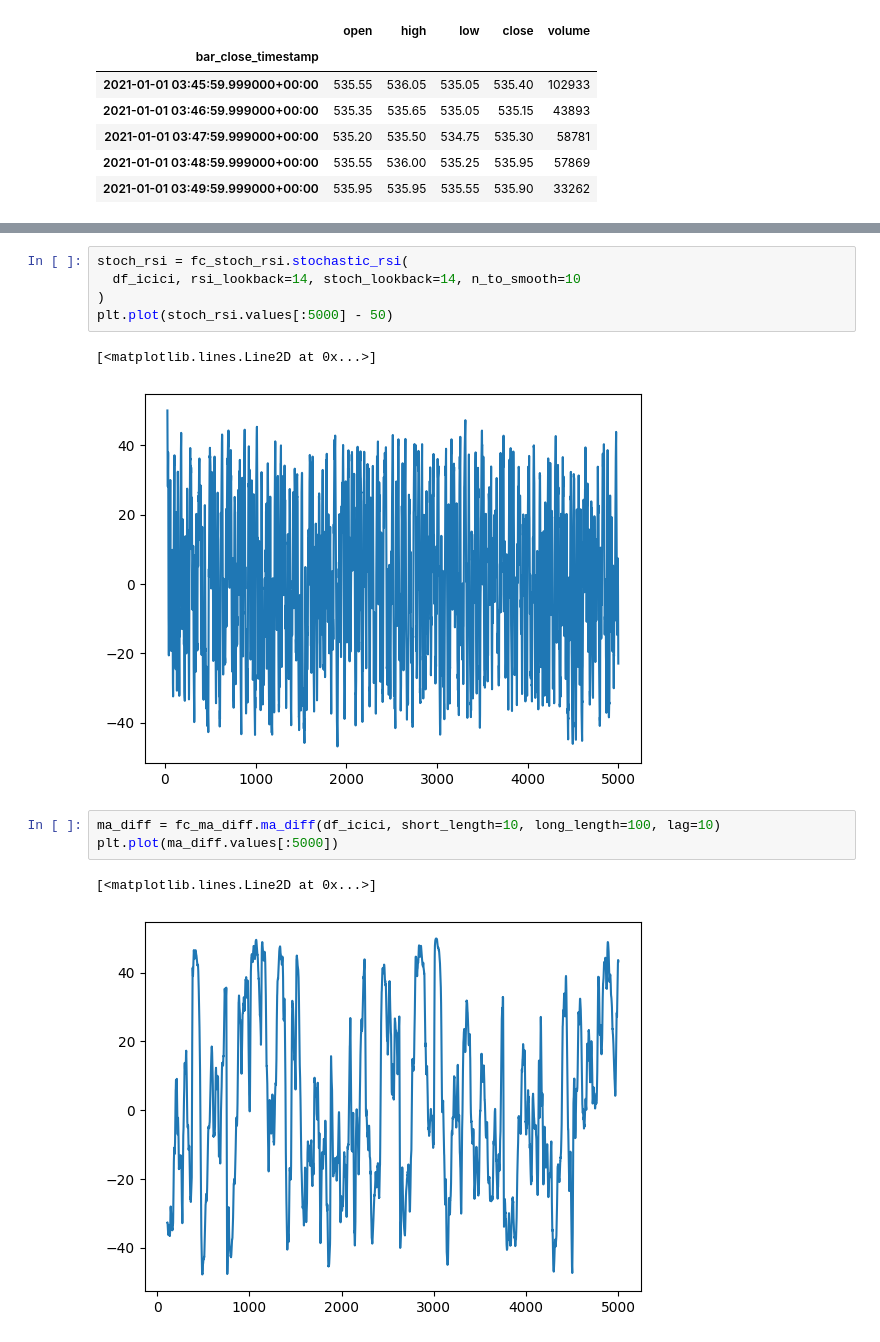
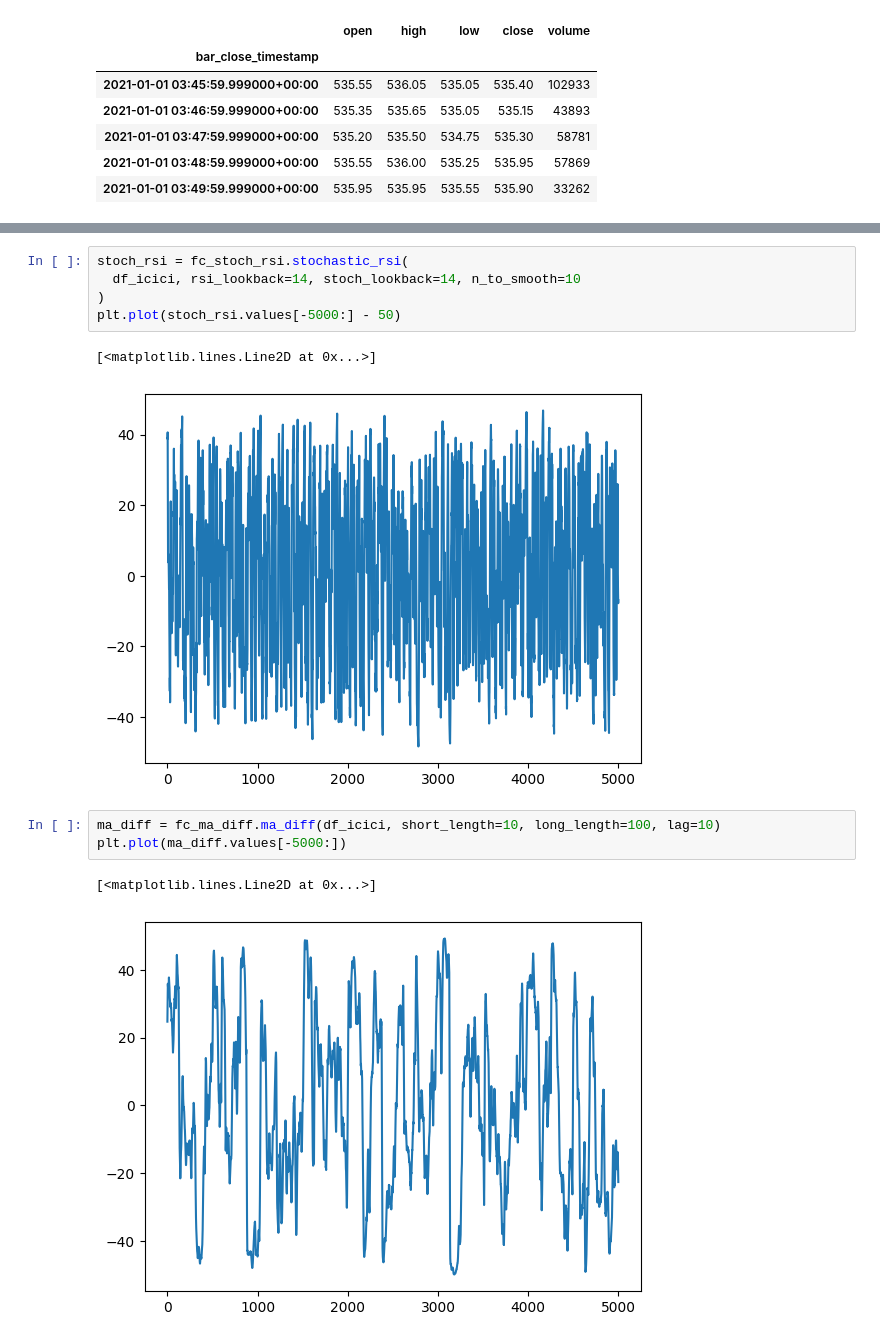
Before and after one commit to chirayu5/algotrading_v40, a Jupyter notebook: notebooks/feature_calculators.ipynb, the cells around one changed output, grey strips where cells are left out. Cells and saved outputs as stored; diff of their text form.

```diff
--- a/notebooks/feature_calculators.ipynb
+++ b/notebooks/feature_calculators.ipynb
@@ -89,15 +90,15 @@ plt.plot(stoch.values[:5000] - 50)
 stoch_rsi = fc_stoch_rsi.stochastic_rsi(
   df_icici, rsi_lookback=14, stoch_lookback=14, n_to_smooth=10
 )
-plt.plot(stoch_rsi.values[:5000] - 50)
+plt.plot(stoch_rsi.values[-5000:] - 50)
 # %% [output]
 [<matplotlib.lines.Line2D at 0x...>]
-[figure, old version]
+[figure, new version]
 # %%
 ma_diff = fc_ma_diff.ma_diff(df_icici, short_length=10, long_length=100, lag=10)
-plt.plot(ma_diff.values[:5000])
+plt.plot(ma_diff.values[-5000:])
 # %% [output]
 [<matplotlib.lines.Line2D at 0x...>]
-[figure, old version]
+[figure, new version]
 # %%
 macd = fc_macd.macd(df_icici, short_length=10, long_length=100, n_to_smooth=5)
```
Also changed, not shown: parts of 11 cells of this notebook, 4 other files.
